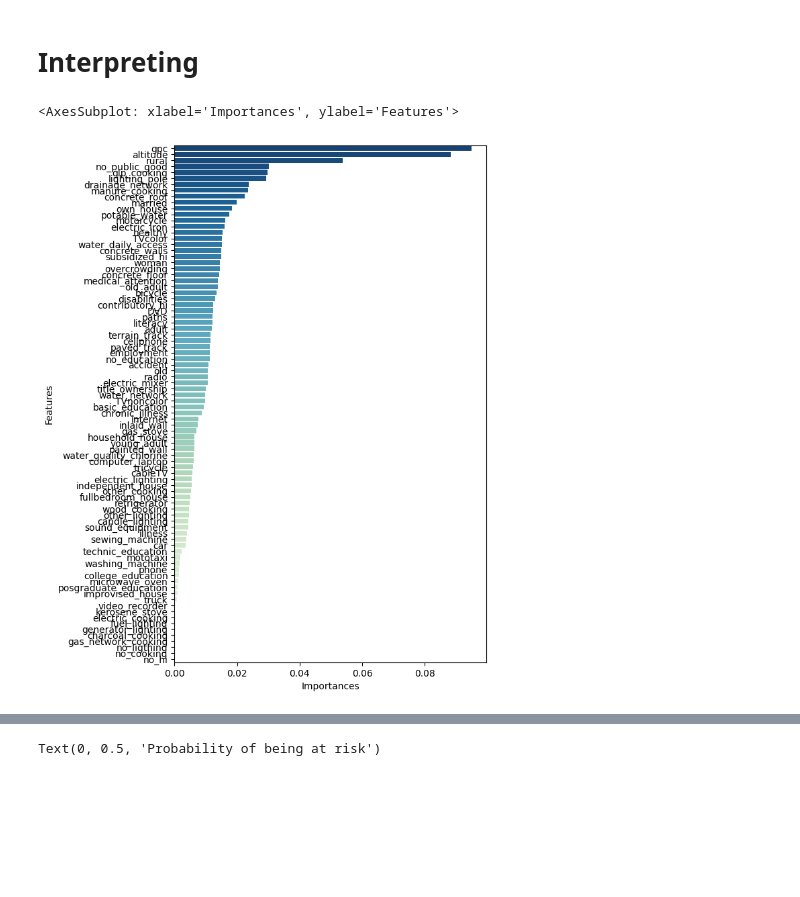
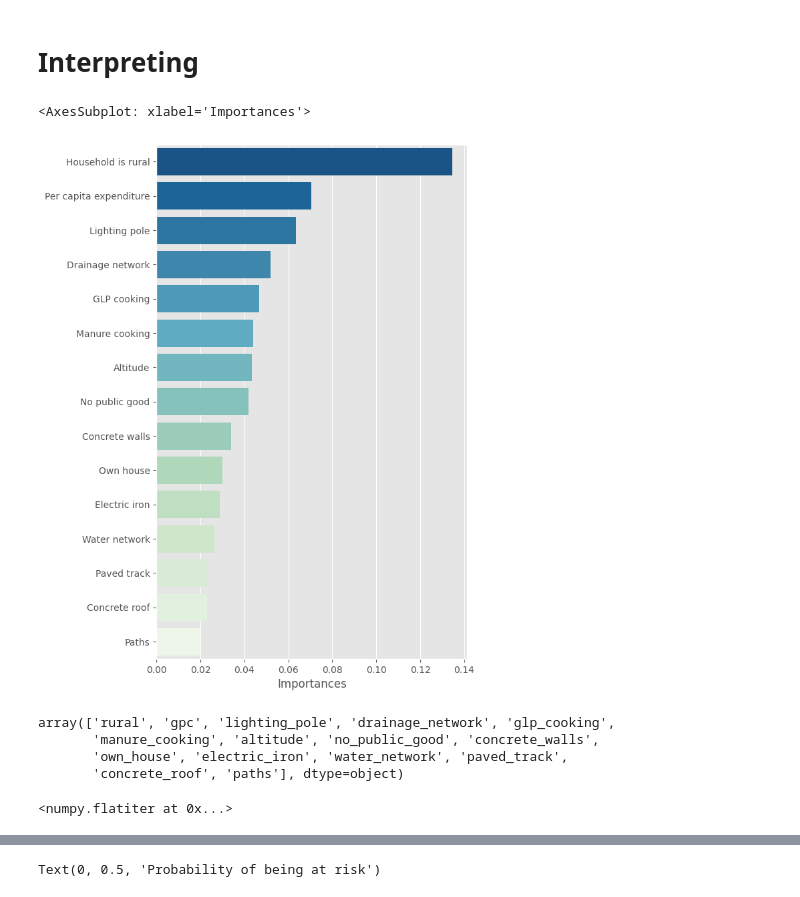
Before and after one commit to renatoquiliche/PaperCienciaDados-PunoPeru, a Jupyter notebook: Python Code/RFC_final.ipynb, the cells around one changed output, grey strips where cells are left out. Saved outputs shown, nothing was run; the diff lists cells and outputs as text; code cells hidden in the pictures; blank space fills up the shorter version.

```diff
--- a/Python Code/RFC_final.ipynb
+++ b/Python Code/RFC_final.ipynb
@@ -311,13 +331,26 @@ feature_importances.columns = ['Features', 'Importances']
 # %%
 #x_train, x_test, y_train, y_test = train_test_split(x, Y, random_state=0, test_size=0.2, stratify=Y)
 #ENLR_results1.best_estimator_.fit(x_train, y_train)
 import seaborn as sns
 import matplotlib.pyplot as plt
 plt.figure(figsize=(6,10))
 sorted_results = feature_importances.sort_values(by=['Importances'], ascending=False)
 
-
-sns.barplot(data=sorted_results, y='Features', x='Importances', palette='GnBu_r')
+F = ['Household is rural', 'Per capita expenditure', 'Lighting pole', 'Drainage network',
+     'GLP cooking', 'Manure cooking', 'Altitude', 'No public good', 'Concrete walls', 'Own house',
+     'Electric iron', 'Water network', 'Paved track', 'Concrete roof', 'Paths']
+sns.barplot(data=sorted_results[0:15], y=F, x='Importances', palette='GnBu_r')
 # %% [output]
-<AxesSubplot: xlabel='Importances', ylabel='Features'>
+<AxesSubplot: xlabel='Importances'>
-[figure, old version]
+[figure, new version]
+# %%
+feature_importances.sort_values(by=['Importances'], ascending=False).Features.values[0:15]
+# %% [output]
+array(['rural', 'gpc', 'lighting_pole', 'drainage_network', 'glp_cooking',
+       'manure_cooking', 'altitude', 'no_public_good', 'concrete_walls',
+       'own_house', 'electric_iron', 'water_network', 'paved_track',
+       'concrete_roof', 'paths'], dtype=object)
+# %%
+axs.flat
+# %% [output]
+<numpy.flatiter at 0x...>
```
Also changed, not shown: parts of 10 cells of this notebook, 5 other files.
